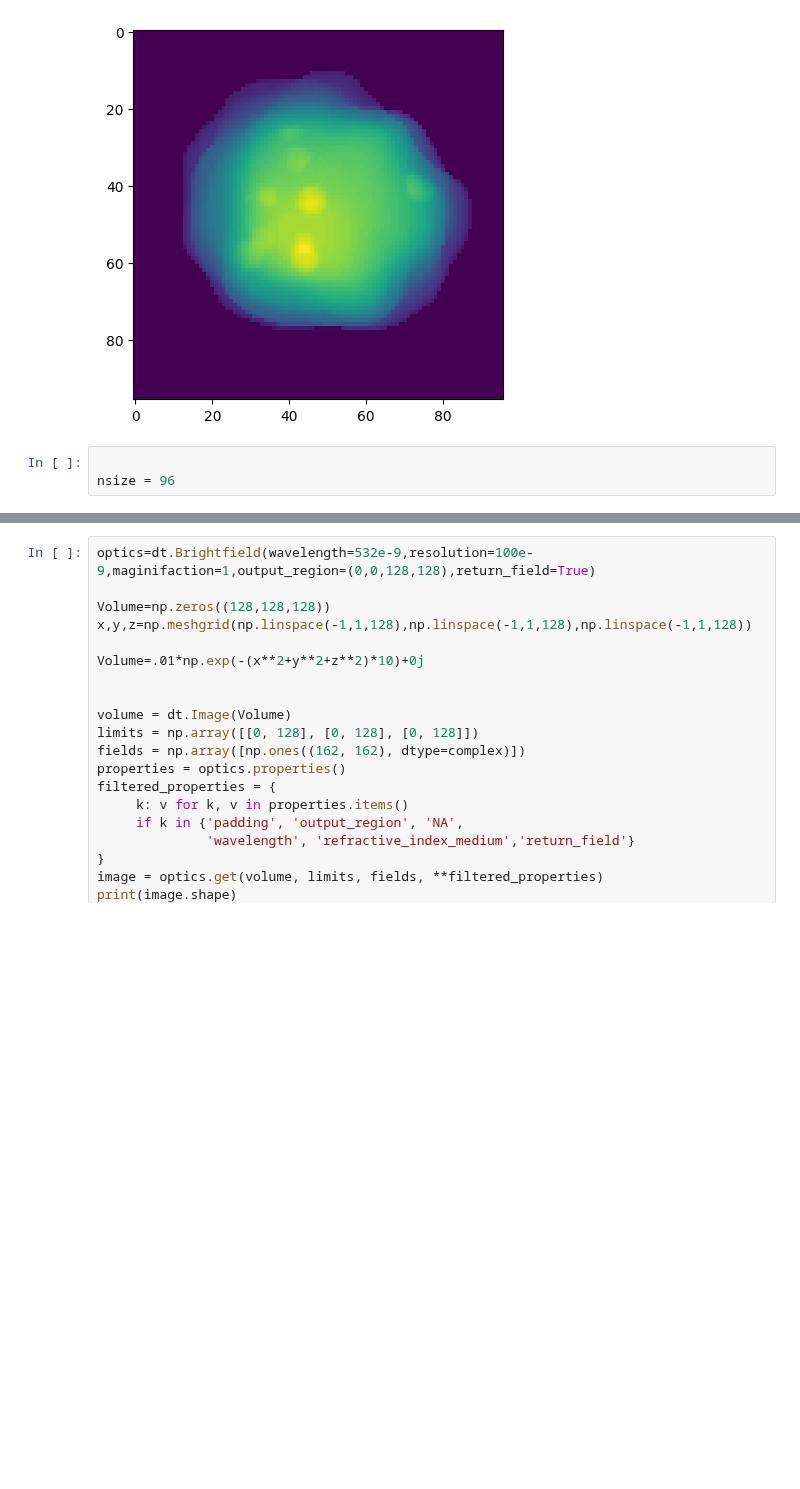
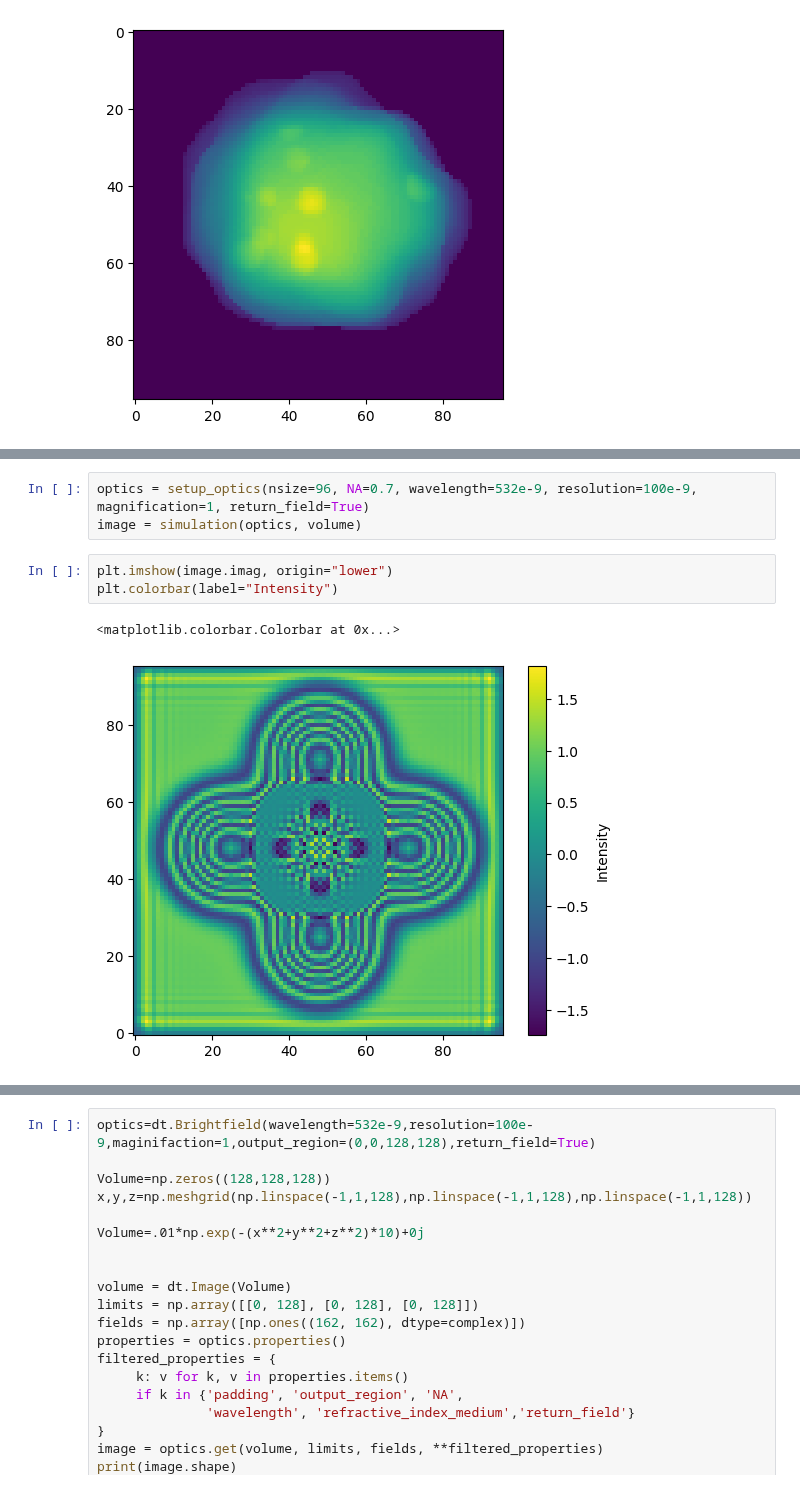
Before and after one commit to SkariZ/TomoDpDt, a Jupyter notebook: Notebooks_test/simulate_object_dt.ipynb, the cells around one changed output, grey strips where cells are left out. Cells and saved outputs as stored; diff of their text form; blank space fills up the shorter version.

```diff
--- a/Notebooks_test/simulate_object_dt.ipynb
+++ b/Notebooks_test/simulate_object_dt.ipynb
@@ -89,6 +89,3 @@ plt.imshow(volume.sum(axis=0))
 # %% [output]
 <matplotlib.image.AxesImage at 0x...>
 [figure]
-# %%
-
-nsize = 96
@@ -130,0 +202,9 @@ plt.show()
+# %%
+optics = setup_optics(nsize=96, NA=0.7, wavelength=532e-9, resolution=100e-9, magnification=1, return_field=True)
+image = simulation(optics, volume)
+# %%
+plt.imshow(image.imag, origin="lower")
+plt.colorbar(label="Intensity")
+# %% [output]
+<matplotlib.colorbar.Colorbar at 0x...>
+[figure, added]
```
Also changed, not shown: parts of 17 cells of this notebook, 5 other files.
